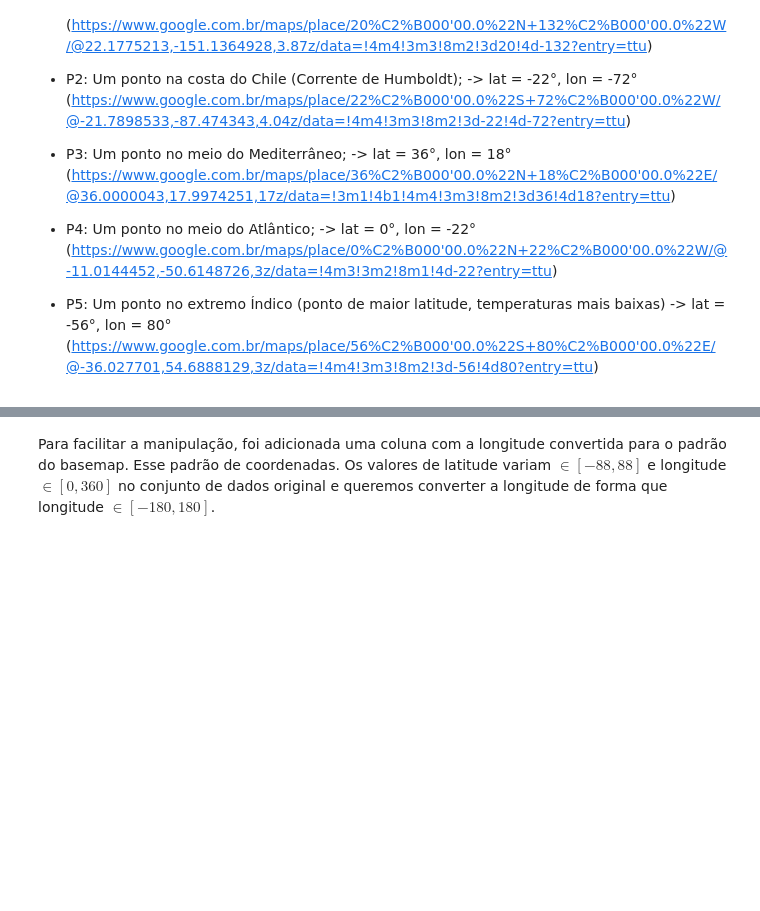
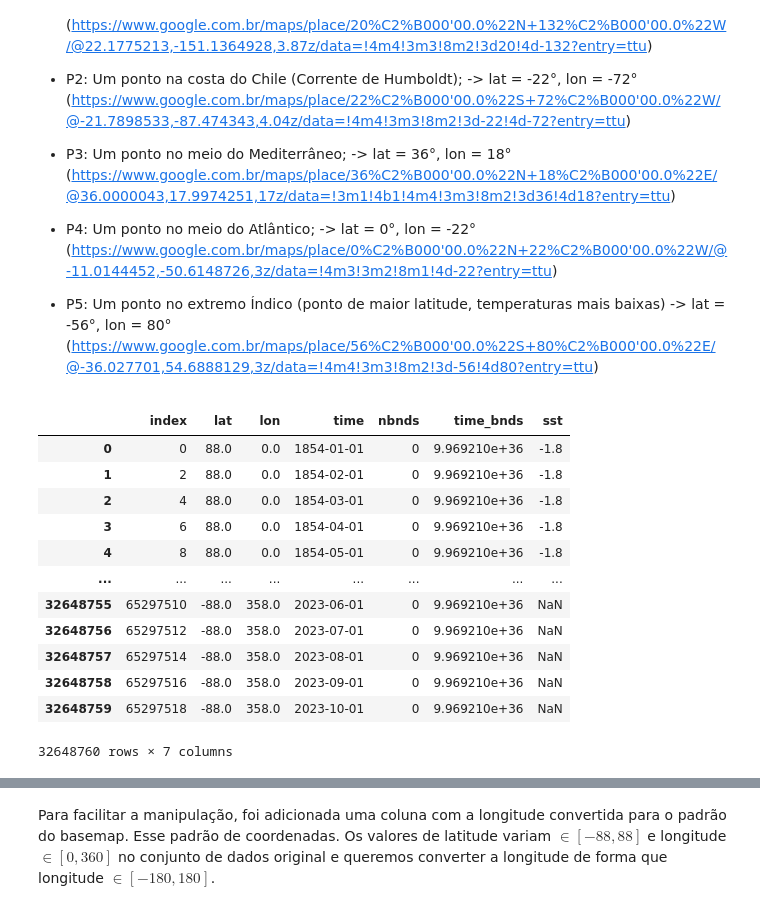
Before and after one commit to matheusvictal/sst-time-series-ml, a Jupyter notebook: source/1_intro_eda.ipynb, the cells around one changed output, grey strips where cells are left out. Drawn from its saved outputs; the diff is of its cells as text; code cells hidden in the pictures; blank space fills up the shorter version.

```diff
--- a/source/1_intro_eda.ipynb
+++ b/source/1_intro_eda.ipynb
@@ -122,6 +125,22 @@ Para o estudo aqui apresentado, foram elegidos 5 coordenadas de interesse no glo
 
 * P5: Um ponto no extremo Índico (ponto de maior latitude, temperaturas mais baixas)
  -> lat = -56°, lon = 80° (https://www.google.com.br/maps/place/56%C2%B000'00.0%22S+80%C2%B000'00.0%22E/@-36.027701,54.6888129,3z/data=!4m4!3m3!8m2!3d-56!4d80?entry=ttu)
+# %%
+df
+# %% [output]
+|  | index | lat | lon | time | nbnds | time_bnds | sst |
+| 0 | 0 | 88.0 | 0.0 | 1854-01-01 | 0 | 9.969210e+36 | -1.8 |
+| 1 | 2 | 88.0 | 0.0 | 1854-02-01 | 0 | 9.969210e+36 | -1.8 |
+| 2 | 4 | 88.0 | 0.0 | 1854-03-01 | 0 | 9.969210e+36 | -1.8 |
+| 3 | 6 | 88.0 | 0.0 | 1854-04-01 | 0 | 9.969210e+36 | -1.8 |
+| 4 | 8 | 88.0 | 0.0 | 1854-05-01 | 0 | 9.969210e+36 | -1.8 |
+| ... | ... | ... | ... | ... | ... | ... | ... |
+| 32648755 | 65297510 | -88.0 | 358.0 | 2023-06-01 | 0 | 9.969210e+36 | NaN |
+| 32648756 | 65297512 | -88.0 | 358.0 | 2023-07-01 | 0 | 9.969210e+36 | NaN |
+| 32648757 | 65297514 | -88.0 | 358.0 | 2023-08-01 | 0 | 9.969210e+36 | NaN |
+| 32648758 | 65297516 | -88.0 | 358.0 | 2023-09-01 | 0 | 9.969210e+36 | NaN |
+| 32648759 | 65297518 | -88.0 | 358.0 | 2023-10-01 | 0 | 9.969210e+36 | NaN |
+32648760 rows × 7 columns
 # %%
 df[(df['lat']==40) & (df['lon']==40)].shape
 # %% [output]
```
Also changed, not shown: parts of 12 cells of this notebook, 1 other file.
